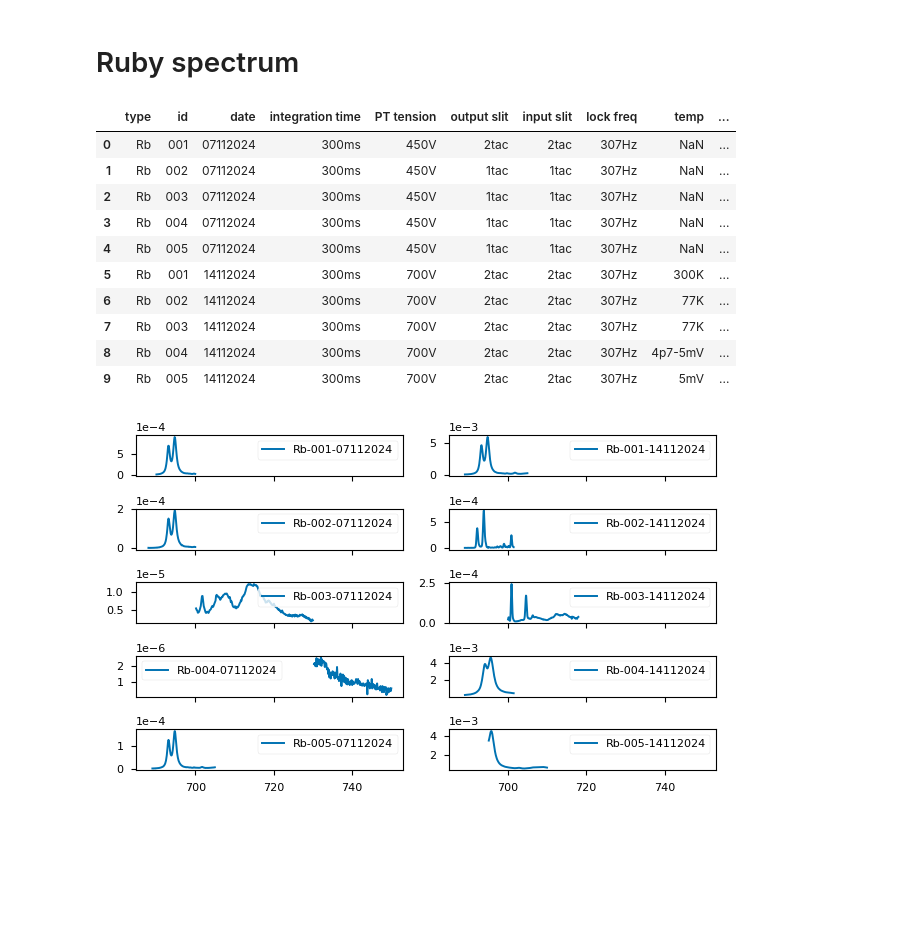
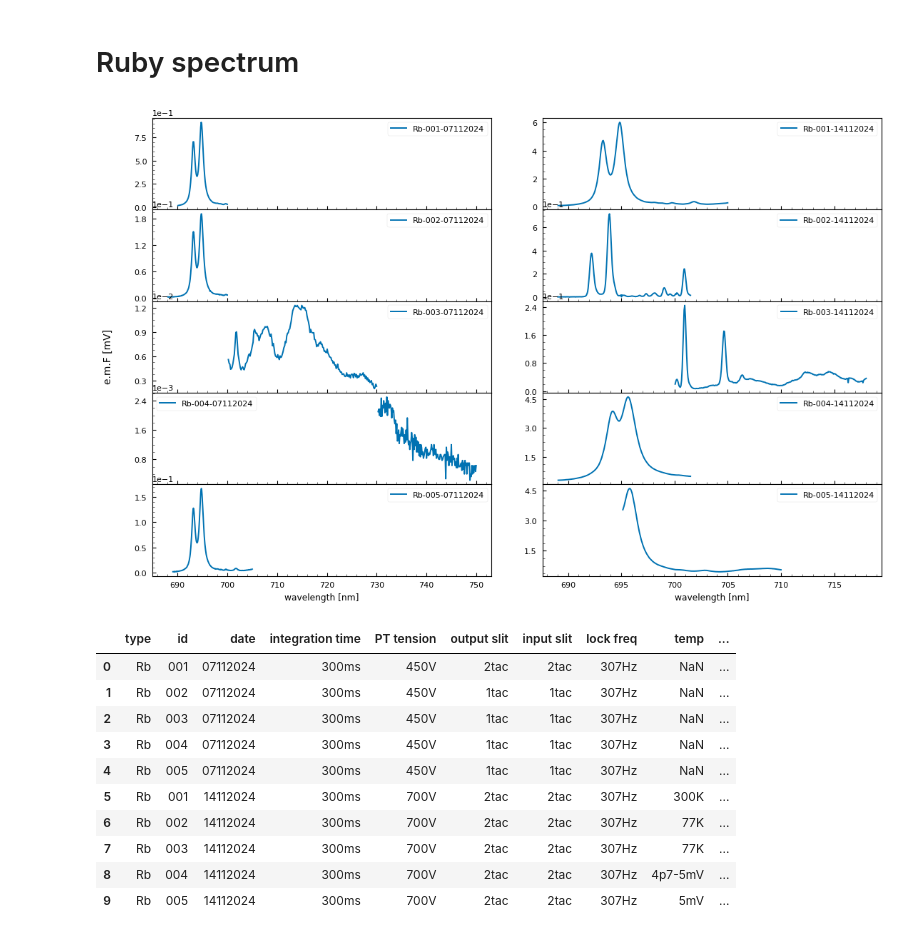
Before and after one commit to zar-hub/Lab_Materia_Condensata, a Jupyter notebook: SpettroRubino.ipynb, the cells around one changed output. Drawn from its saved outputs; the diff is of its cells as text; code cells hidden in the pictures; blank space fills up the shorter version.

```diff
--- a/SpettroRubino.ipynb
+++ b/SpettroRubino.ipynb
@@ -33,43 +33,70 @@ savefig = partial(utils.save_fig, fig_dir=OUT_PATHS['figs_dir'], fig_fmt=FIG_FMT
 utils.check_paths(IN_PATHS, OUT_PATHS)
 
 plt.close('all')
+
+# style helpers
+def fmtax(ax, label : bool | Literal['x', 'y'] = False, loc = 'upper left'):
+    if label == True:
+        ax.set_xlabel(r'wavelength [nm]')
+        ax.set_ylabel(r'intensity [a.u.]')
+    elif label == 'x':
+        ax.set_xlabel(r'wavelength [nm]')
+    elif label == 'y':
+        ax.set_ylabel(r'intensity [a.u.]')
+    ax.legend(loc=loc, frameon=False)
+    ax.tick_params(direction='in', which='both')
+    ax.minorticks_on()
 # %%
+from matplotlib.ticker import MaxNLocator
+
 files = utils.getFiles('Raw_Data\\Ruby_Spectrum')
 files = [file for file in files if file.name.find('Rb_') != -1]
 df = pd.DataFrame([utils.file_to_series(file) for file in files])
 
 # to nano meters
 df['wl'] = df['wl'].apply(lambda x: x / 10)
+
+# to mV
+df['mean'] = df['mean'].apply(lambda x: x * 1000)
 
 # sort it
 df.sort_values('id', inplace=True)
 df.sort_values('date', inplace=True)
 df.reset_index(drop=True, inplace=True)
 
 with plt.style.context(['seaborn-v0_8-colorblind', 'seaborn-v0_8-paper']):
     # A quick look at the batch
-    fig, axs = plt.subplots(5, 2, sharex=True, figsize = FIG_SIZE * 2.5, layout='tight')
+    fig, axs = plt.subplots(5, 2, sharex='col', figsize = FIG_SIZE * 1.8)
     for i, row in df.iterrows():
         meta = ast.literal_eval(row['meta'])
         label = "-".join([meta.get(key) for key in ['type', 'id', 'date',]])
         axs[ i % 5, int(i / 5)].plot(row['wl'], row['mean'], label=label)
 
     for ax in axs.flat:
         ax.ticklabel_format(axis='y', style='sci', scilimits=(0, 0))
+        fmtax(ax, label='x', loc='upper right')
+        ax.yaxis.set_major_locator(MaxNLocator(4, prune='both'))
         ax.legend()
 
+    # add common y label
+    fig.text(0.04, 0.5, r'e.m.F [mV]', va='center', rotation='vertical')
+
+    fig.tight_layout()
+    fig.subplots_adjust(hspace=0, wspace=0.15, left=0.1)
+    plt.show()
     savefig(fig, 'ruby_batch')
 
 # generate the info table
 info = df['meta'].apply(ast.literal_eval).apply(pd.Series)
 info = info[['type', 'id', 'date'] + [col for col in info.columns if col not in ['type', 'id', 'date']]]
 info['start'] = df['wl'].apply(lambda x: x[0])
 info['stop'] = df['wl'].apply(lambda x: x[-1])
 info['step'] = df['wl'].apply(lambda x: x[1] - x[0])
 info['samples'] = df['wl'].apply(len)
 
 info
 # %% [output]
+[figure, new version]
 |  | type | id | date | integration time | PT tension | output slit | input slit | lock freq | temp | ... |
 | 0 | Rb | 001 | 07112024 | 300ms | 450V | 2tac | 2tac | 307Hz | NaN | ... |
 | 1 | Rb | 002 | 07112024 | 300ms | 450V | 1tac | 1tac | 307Hz | NaN | ... |
@@ -81,7 +108,6 @@ info
 | 7 | Rb | 003 | 14112024 | 300ms | 700V | 2tac | 2tac | 307Hz | 77K | ... |
 | 8 | Rb | 004 | 14112024 | 300ms | 700V | 2tac | 2tac | 307Hz | 4p7-5mV | ... |
 | 9 | Rb | 005 | 14112024 | 300ms | 700V | 2tac | 2tac | 307Hz | 5mV | ... |
-[figure, old version]
 # %%
 from scipy.interpolate import interp1d
 
```
Also changed, not shown: parts of 11 cells of this notebook, 20 other files.
